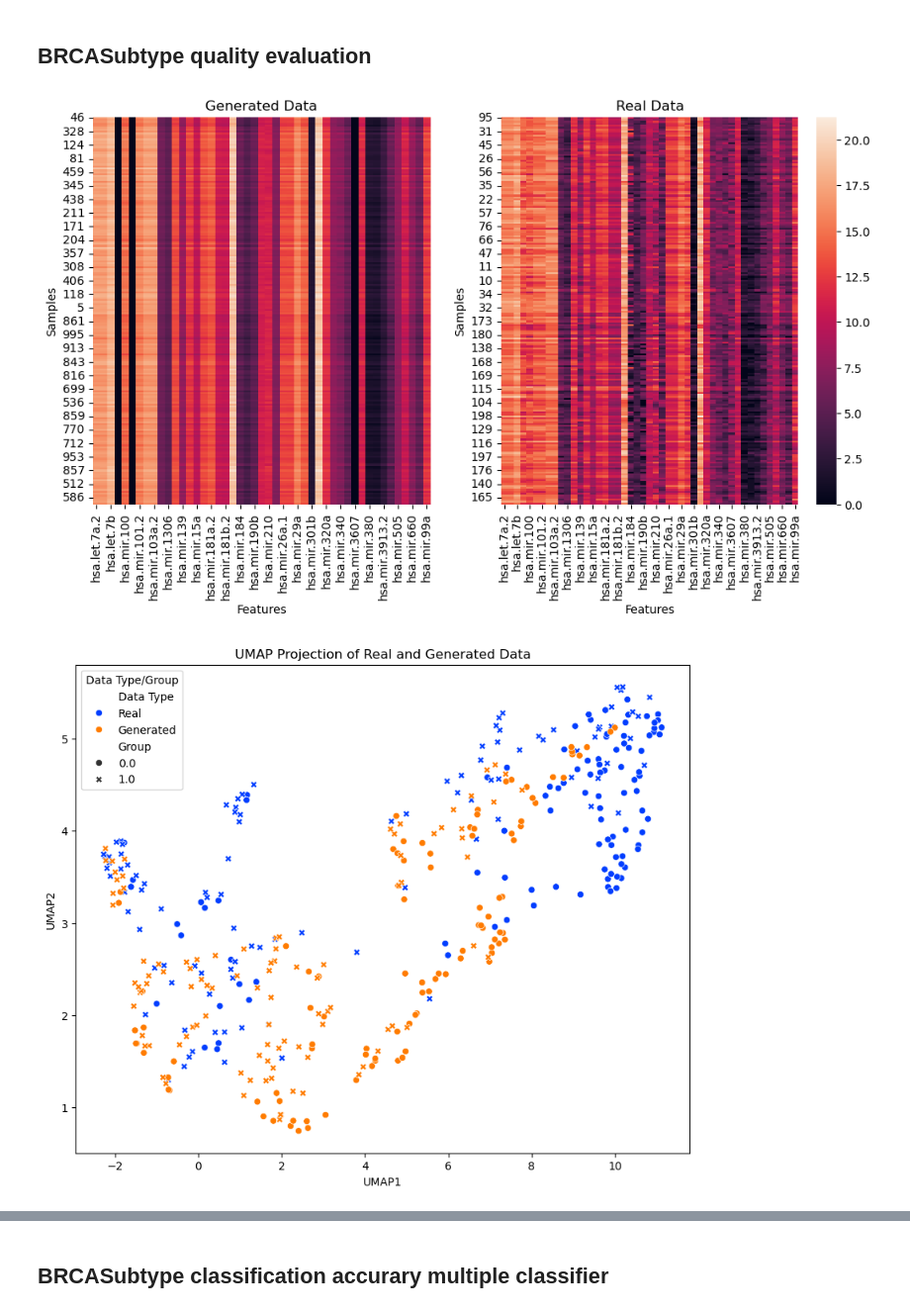
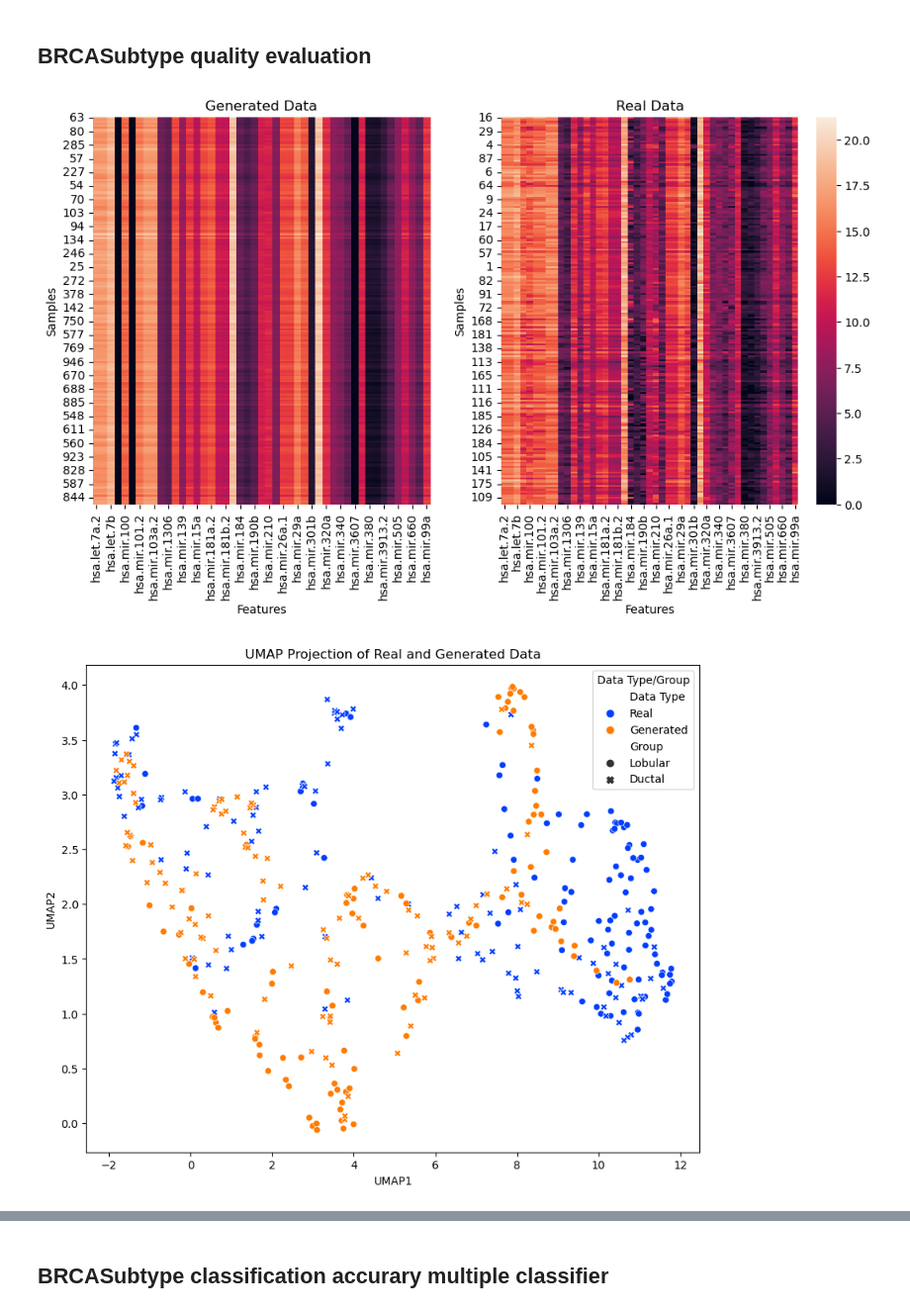
Before and after one commit to LXQin/SyntheSize_py, a Jupyter notebook: synthesize/synthesize.ipynb, the cells around one changed output, grey strips where cells are left out. Shown at 99% size. Saved outputs shown, nothing was run; the diff lists cells and outputs as text; code cells hidden in the pictures.

```diff
--- a/synthesize/synthesize.ipynb
+++ b/synthesize/synthesize.ipynb
@@ -7,37 +7,50 @@ import pandas as pd
 import numpy as np
 # %% [markdown]
 ## BRCASubtype quality evaluation
-# %%
-# === Input Real Data Description ===
-# - 'samples': sample IDs (need to be removed)
-# - 'groups': class labels (string or numeric; mapped to 0/1 if needed)
-# - All other columns: raw feature values (e.g., expression counts)
-# - The feature values in real need to be log-transformed: log2(real + 1)
-real_file_name = "Case/BRCASubtypeSel_test.csv"
-
-# === Input Generated Data Description ===
-# - generated.csv has the same columns as real except for samples
-# - The features are already log-transformed
-# - Group labels (0 or 1) are in the last column
-generated_file_name = "Case/BRCASubtypeSel_train_epoch285_CVAE1-20_generated.csv"
-
-# Load and preprocess real and generated datasets:
-# - real_data: log2-transformed numeric features from the real dataset
-# - groups_real: binary-encoded labels (0/1) for the real data
-# - generated_data: numeric features from the generated dataset
-# - groups_generated: group labels from the generated data
-# - unique_types: array of unique class labels (e.g., [0, 1])
-real, groups_real, generated, groups_generated, unique_types = get_data_metrics(real_file_name, generated_file_name)
-
-# Visualize and evaluate real vs. generated data:
-# - Stratified sampling is performed within each group based on the real data
-# - 'ratio' determines the fraction of real samples to visualize per class
-# - Heatmaps show the expression patterns of both datasets
-# - UMAP plots show group-wise structure in 2D space
-# - If generated data is None, only real data is visualized
-visualize(real, groups_real, unique_types, generated, groups_generated, ratio=1, seed=88)
-# %% [output]
-[figure, removed]
-[figure, removed]
+# %%
+# Read in data
+generated = pd.read_csv("Case/BRCASubtypeSel_train_epoch285_CVAE1-20_generated.csv", header=None)
+real = pd.read_csv("Case/BRCASubtypeSel_test.csv",header = 0)
+
+# Get sample groups
+groups_real = pd.Series(np.where(real['groups'] == "Infiltrating Ductal Carcinoma", "Ductal", "Lobular"))
+
+groups_generated = pd.Series(np.where(generated.iloc[:, -1] == 1, "Ductal", "Lobular"))
+# The first group label shown in the input data of SyNGBTS is coded as 0, the other group label is coded as 1.
+# Here we have Ductal as the first group label
+#groups_generated = pd.Series(generated.iloc[:, -1])
+
+# Get pure data matrices
+real = real.select_dtypes(include=[np.number])
+real = np.log2(real + 1)
+generated = generated.iloc[:, :real.shape[1]]
+generated.columns = real.columns
+
+# Specify the total number of samples to select (k) from each dataset
+k = 200
+
+# Number of samples to select from each group
+n_first_group_real = (groups_real == "Ductal").sum()
+n_first_group_generated = (groups_generated == "Ductal").sum()
+
+# Select k samples from the beginning and the end of the 'real' dataset
+real_ind = np.random.choice(range(n_first_group_real), size=k// 2, replace=False).tolist() + \
+           np.random.choice(range(len(real) - n_first_group_real, len(real)), size=k// 2, replace=False).tolist()
+
+# Select k samples from the beginning and the end of the 'generated' dataset
+generated_ind = np.random.choice(range(n_first_group_generated), size=k// 2, replace=False).tolist() + \
+                np.random.choice(range(len(generated) - n_first_group_generated, len(generated)), size=k// 2, replace=False).tolist()
+
+# Call evaluation functions
+h_subtypes = heatmap_eval(dat_real = real.iloc[real_ind,], dat_generated = generated.iloc[generated_ind,])
+p_umap_subtypes = UMAP_eval(dat_real = real.iloc[real_ind,],
+                            dat_generated = generated.iloc[generated_ind,],
+                            groups_real = groups_real.iloc[real_ind],
+                            groups_generated = groups_generated.iloc[generated_ind],
+                            random_state = 42,
+                            legend_pos = "bottom")
+# %% [output]
+[figure, added]
+[figure, added]
 # %%
 # If we only have the real samples...
```
Also changed, not shown: parts of 5 cells of this notebook.
